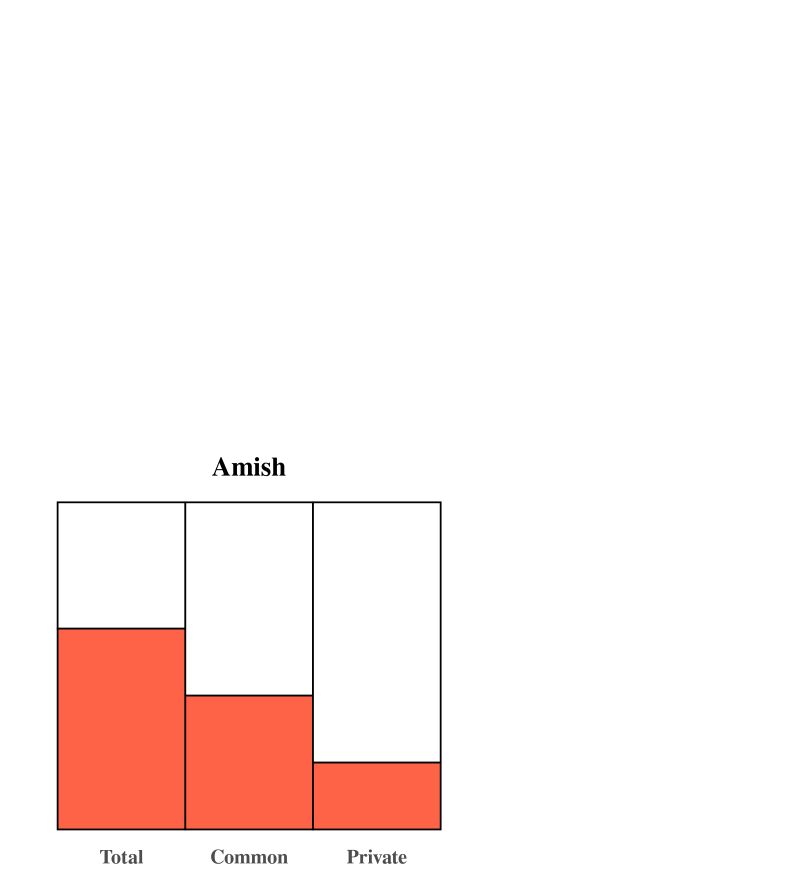
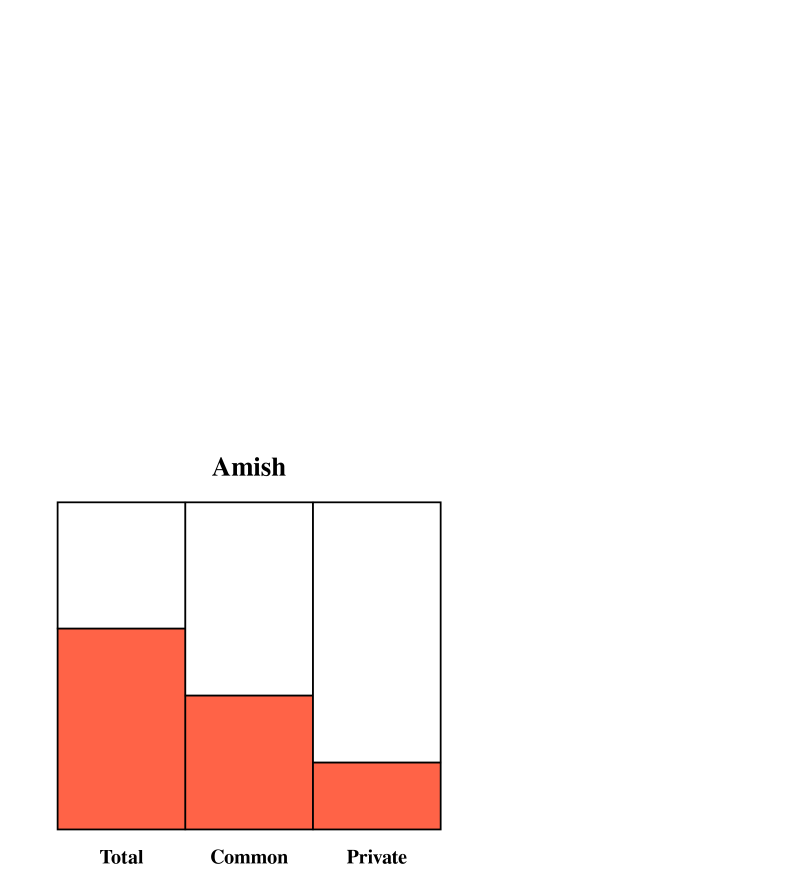
Before and after one commit to bioinfo-hcpa/pynoma, a Jupyter notebook: notebooks/barcharts.ipynb, the cells around one changed output. Cells and saved outputs as stored; diff of their text form; code cells hidden in the pictures.

```diff
--- a/notebooks/barcharts.ipynb
+++ b/notebooks/barcharts.ipynb
@@ -666,21 +666,22 @@ Traceback:
 # %%
 ggplot(bp, aes(x = legend, y = value, fill=factor(fill_to_high, levels=c("toHigh","Value")))) +
     geom_bar(stat = "identity", show.legend = FALSE, width=1, color='black', size=1) +
     scale_fill_manual(values = c("white","tomato")) +
     labs(x="", y="") +
     ggtitle("Amish") +
     theme(plot.title = element_text(hjust = 0.5, size=32),
           text = element_text(size=30, face="bold", family="serif"),
           axis.line=element_blank(),
+          axis.text.x=element_text(color="black"),
           axis.text.y=element_blank(),
           axis.ticks=element_blank(),
           axis.title.x=element_blank(),
           axis.title.y=element_blank(),
           legend.position="none",
           panel.background=element_blank(),
           panel.border=element_blank(),
           panel.grid.major=element_blank(),
           panel.grid.minor=element_blank(),
           plot.background=element_blank())
 # %% [output]
-[figure, old version]
+[figure, new version]
```
Also changed, not shown: parts of 16 cells of this notebook.
